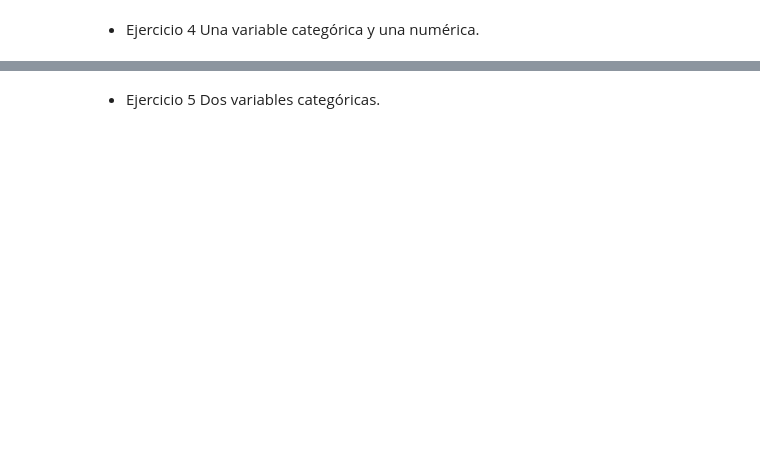
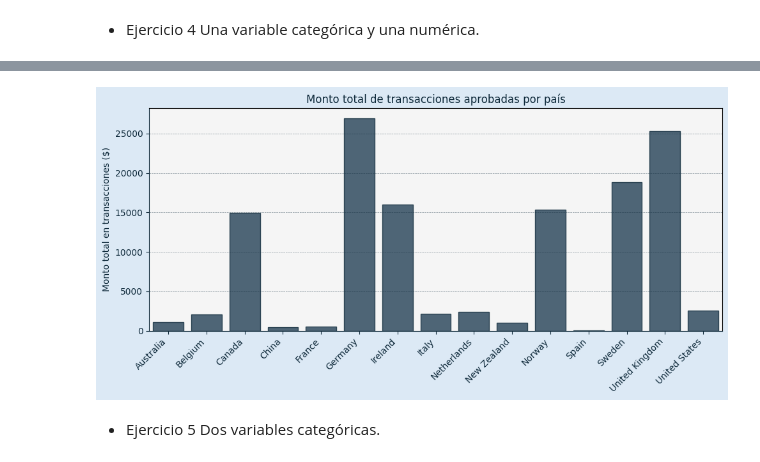
Before and after one commit to ingridtp/itacademy, a Jupyter notebook: Sprint 8/Sprint8.ipynb, the cells around one changed output, grey strips where cells are left out. Drawn from its saved outputs; the diff is of its cells as text; code cells hidden in the pictures; blank space fills up the shorter version.

Commit message:
Sprint 8(1) - graficas nivel 1

```diff
--- a/Sprint 8/Sprint8.ipynb
+++ b/Sprint 8/Sprint8.ipynb
@@ -205,3 +385,10 @@ Una variable categórica.
 # %% [markdown]
 - Ejercicio 4
 Una variable categórica y una numérica.
+# %%
+#Dataframe: Transacciones aceptadas la compañia
+df_tran_ok_pais = df_tran_ok.merge(df_company[['comp_id', 'comp_country']], on='comp_id')
+
+#Dataframe: Amount total en transacciones por pais
+df_monto_x_pais = df_tran_ok_pais.groupby('comp_country')['tran_amount'].sum().reset_index()
+df_monto_x_pais
@@ -208,3 +412,32 @@ Una variable categórica y una numérica.
+# %%
+# Crear figura y ejes
+fig, ax = plt.subplots(figsize=(10, 5))
+
+# Graficar
+sns.barplot(
+    data=df_monto_x_pais,
+    x='comp_country', y='tran_amount',
+    color=color_columna,
+    edgecolor=color_borde,
+    alpha=0.8,
+    ax=ax
+)
+
+# Estilo
+aplicar_estilo(
+    ax=ax,
+    fig=fig,
+    titulo="Monto total de transacciones aprobadas por país",
+    xlabel="",
+    ylabel="Monto total en transacciones ($)",
+    xtick_labels=ax.get_xticklabels(),
+    xtick_rotation=45,
+    grid_y=True
+)
+
+plt.show()
+# %% [output]
+[figure, added]
 # %% [markdown]
 - Ejercicio 5
 Dos variables categóricas.
```
Also changed, not shown: parts of 16 cells of this notebook.
